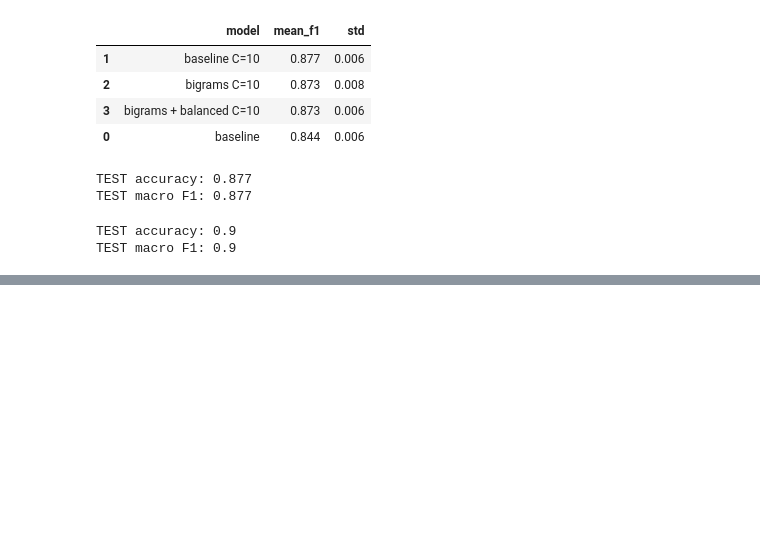
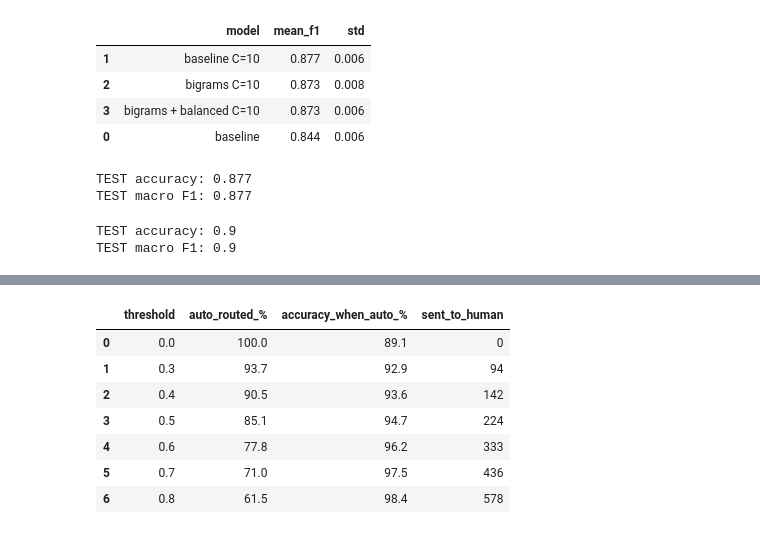
Before and after one commit to HafizYounus-tech/support-ticket-triage, a Jupyter notebook: 01_explore.ipynb, the cells around one changed output, grey strips where cells are left out. Cells and saved outputs as stored; diff of their text form; code cells hidden in the pictures; blank space fills up the shorter version.

Commit message:
added threshold for messages that are irrelevant

```diff
--- a/01_explore.ipynb
+++ b/01_explore.ipynb
@@ -482,0 +484,33 @@ Note: test set was evaluated twice. First run used the C=1 model by mistake (0.8
+# %%
+import numpy as np
+
+# Fresh C=10 model trained on train_df only
+# (final_model already saw val_df, so it can't be used to judge val)
+thr_model = make_pipeline(TfidfVectorizer(), LogisticRegression(max_iter=1000, C=10))
+thr_model.fit(train_df["text"], train_df["category"])
+
+probs = thr_model.predict_proba(val_df["text"])
+confidence = probs.max(axis=1)
+predicted = thr_model.classes_[probs.argmax(axis=1)]
+correct = predicted == val_df["category"].values
+# %%
+rows = []
+for t in [0.0, 0.3, 0.4, 0.5, 0.6, 0.7, 0.8]:
+    auto = confidence >= t
+    rows.append({
+        "threshold": t,
+        "auto_routed_%": round(auto.mean() * 100, 1),
+        "accuracy_when_auto_%": round(correct[auto].mean() * 100, 1),
+        "sent_to_human": int((~auto).sum()),
+    })
+
+pd.DataFrame(rows)
+# %% [output]
+|  | threshold | auto_routed_% | accuracy_when_auto_% | sent_to_human |
+| 0 | 0.0 | 100.0 | 89.1 | 0 |
+| 1 | 0.3 | 93.7 | 92.9 | 94 |
+| 2 | 0.4 | 90.5 | 93.6 | 142 |
+| 3 | 0.5 | 85.1 | 94.7 | 224 |
+| 4 | 0.6 | 77.8 | 96.2 | 333 |
+| 5 | 0.7 | 71.0 | 97.5 | 436 |
+| 6 | 0.8 | 61.5 | 98.4 | 578 |
```
Also changed, not shown: parts of 6 cells of this notebook, 1 other file.
